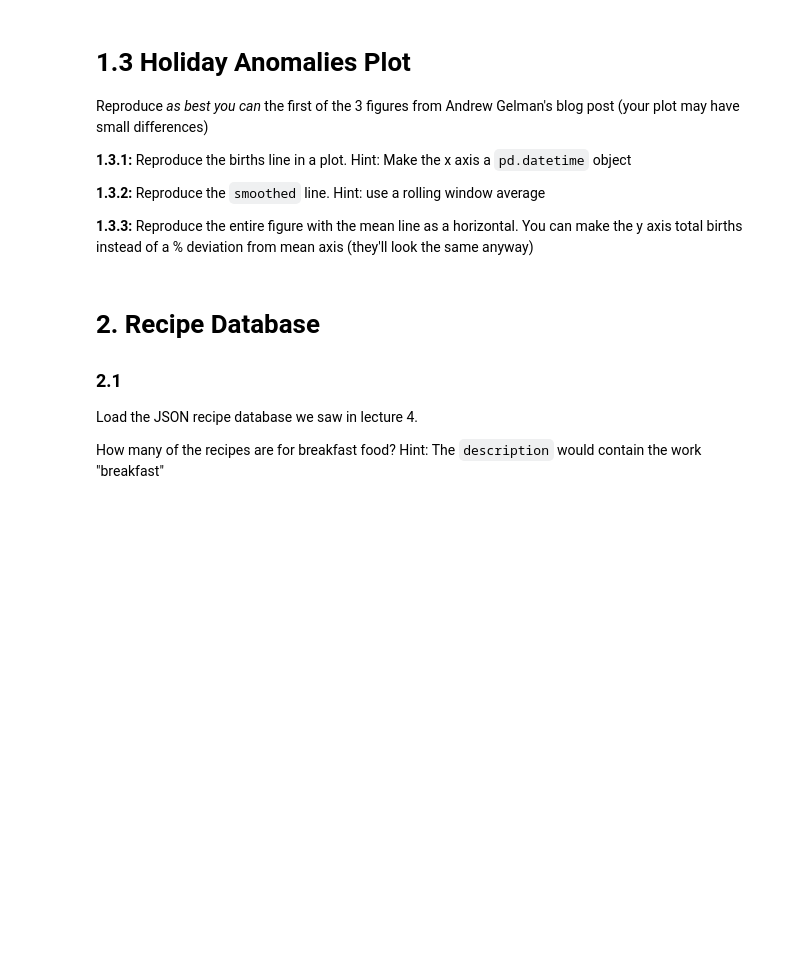
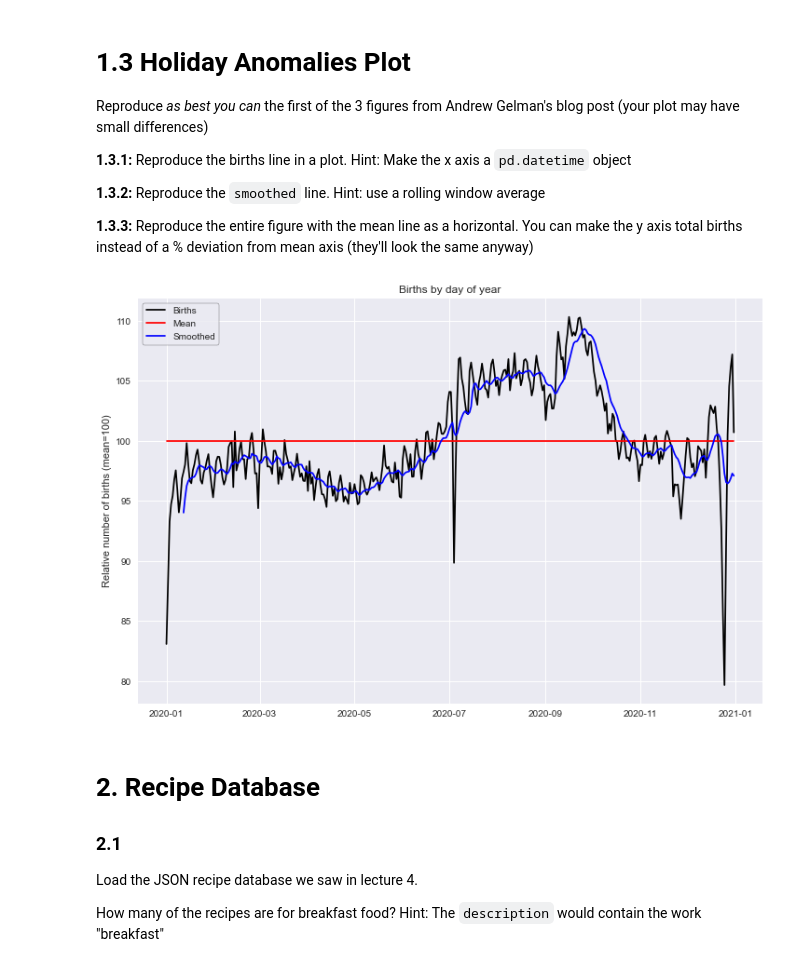
Before and after one commit to cb-ds-1/m2-3-exploration, a Jupyter notebook: workshop.ipynb, the cells around one changed output. Cells and saved outputs as stored; diff of their text form; code cells hidden in the pictures; blank space fills up the shorter version.

```diff
--- a/workshop.ipynb
+++ b/workshop.ipynb
@@ -28,6 +60,69 @@ Reproduce *as best you can* the first of the 3 figures from Andrew Gelman's blog
 **1.3.2:** Reproduce the `smoothed` line. Hint: use a rolling window average
 
 **1.3.3:** Reproduce the entire figure with the mean line as a horizontal. You can make the y axis total births instead of a % deviation from mean axis (they'll look the same anyway)
+# %%
+# pd.set_option('display.max_rows', None)
+
+#remove na and days greater than 31
+df1_3 = df[(df['day'].notna()) & (df['day']<=31.0)]
+
+#remove data of february 29th that is incomplete
+feb_29_to_keep = [y for y in range(1972, 1988, 4)]
+mask_2_29 = (df1_3['month']==2) & (df1_3['day']==29) & (~df1_3['year'].isin(feb_29_to_keep))
+df1_3 = df1_3[~mask_2_29]
+
+#remove data of dates which do not exist
+months_31 = [2,4,6,9,11]
+mask_31 = (df1_3['day']==31) & (df1_3['month'].isin(months_31))
+df1_3 = df1_3[~mask_31]
+
+mask_2_30 = ((df1_3['day']==30) & (df1_3['month']==2))
+df1_3 = df1_3[~mask_2_30]
+
+#Mean birth rate
+df1_3_mean = df1_3['births'].mean()
+
+#Average birth rate for each day of the year
+df1_3_group = df1_3.groupby(['month', 'day']).mean().reset_index(level=[0]).reset_index()
+
+#Convert to a datetime
+d = {'1':'01', '2':'02', '3':'03', '4':'04', '5':'05', '6':'06', '7':'07', '8':'08', '9':'09' }
+df1_3_group['day'] = df1_3_group['day'].astype('int')
+df1_3_group['time'] = '2020-'+df1_3_group['month'].astype(str).replace(d)+ '-' + df1_3_group['day'].astype(str).replace(d)
+df1_3_group['time'] = pd.to_datetime(df1_3_group['time'], format='%Y-%m-%d')
+
+#Calculations
+df1_3_group['relative num births'] = df1_3_group['births']/df1_3_mean*100
+df1_3_group['mean'] = 100
+
+#Rolling average
+df1_3_roll = df1_3_group[['time','relative num births']].set_index('time')
+df1_3_roll = df1_3_roll.rolling(12, closed='right').mean()
+
+#Graph
+#relative number of birth for each day of the year
+x = df1_3_group['time']
+y = df1_3_group['relative num births']
+
+#relative mean birth for each day of the year
+x_mean = df1_3_group['time']
+y_mean = df1_3_group['mean']
+
+#Moving average
+x_rolling = df1_3_roll.index
+y_rolling = df1_3_roll['relative num births']
+
+#Graph
+fig, ax = plt.subplots(figsize = (12,8))
+ax.plot(x,y, color = 'black', label = 'Births')
+ax.plot(x_mean,y_mean, color = 'red', label = 'Mean')
+ax.plot(x_rolling ,y_rolling, color = 'blue',label = 'Smoothed')
+ax.set_ylabel('Relative number of births (mean=100)')
+ax.set(title = 'Births by day of year')
+ax.legend(loc = 'upper left' , frameon= True, edgecolor= 'black')
+plt.show()
+# %% [output]
+[figure, added]
 # %% [markdown]
 # 2. Recipe Database
 
```
Also changed, not shown: parts of 13 cells of this notebook.
